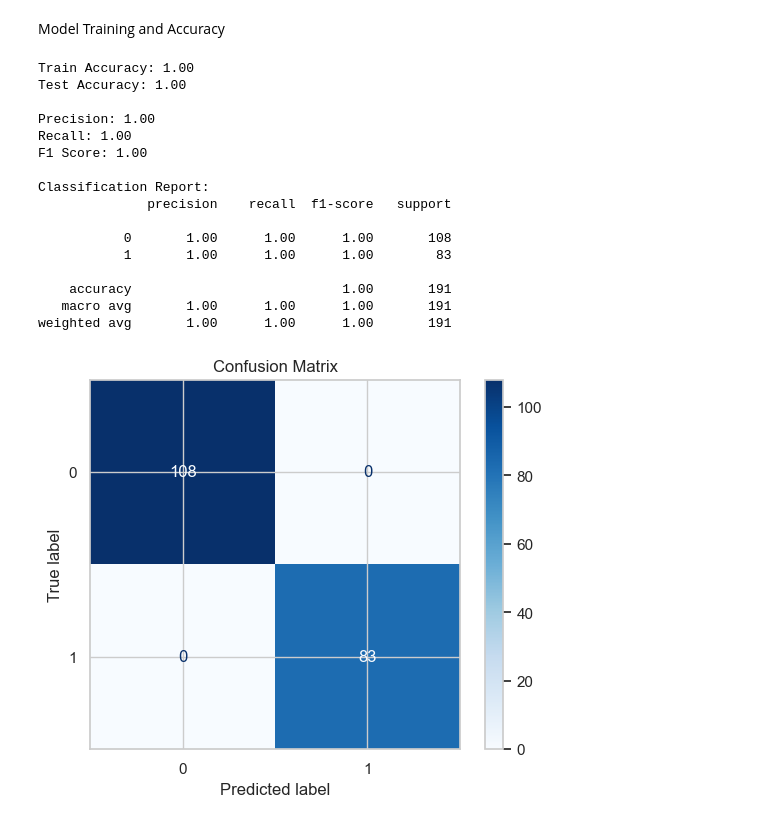
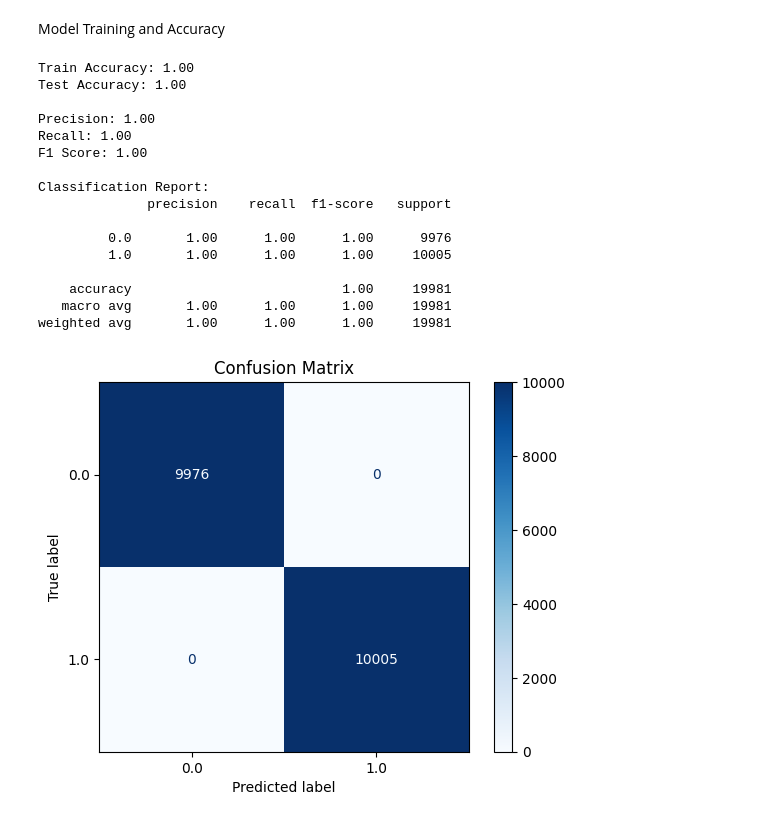
Before and after one commit to rutavmehta/Skill-LCA-3, a Jupyter notebook: Skill LCA 3.ipynb, the cells around one changed output. Saved outputs shown, nothing was run; the diff lists cells and outputs as text; code cells hidden in the pictures.

Commit message:
skill

```diff
--- a/Skill LCA 3.ipynb
+++ b/Skill LCA 3.ipynb
@@ -268,7 +230,7 @@ import numpy as np
 from sklearn.preprocessing import StandardScaler
 
 # Load the new balanced dataset
-df = pd.read_csv("C:/Users/DELL/OneDrive/Desktop/skill/balanced_1lakh_dataset.csv")
+df = pd.read_csv(r"C:\Users\DELL\OneDrive\Desktop\skill\balanced_1lakh_dataset.csv")
 
 # Display initial information
 print("Initial dataset shape:", df.shape)
@@ -276,7 +238,7 @@ print("\nMissing values per column:")
 print(df.isnull().sum())
 
 # Handle missing values
-# Option 1: Drop rows with any missing values (initial look)
+# Option 1: Drop rows with any missing values
 df_clean = df.dropna()
 print("\nShape after dropping missing values:", df_clean.shape)
 
@@ -322,5 +284,5 @@ print("\nStandardization complete. Shape after standardization:", df_clean.shape
 output_path = "C:/Users/DELL/OneDrive/Desktop/skill/cleaned_standardized_1lakh_dataset.csv"
 print("\nCleaning and standardization completed. Saving cleaned and standardized dataset...")
 df_clean.to_csv(output_path, index=False)
-print(f"✅ Cleaned and standardized dataset saved successfully at:\n{output_path}")
+print(f"Cleaned and standardized dataset saved successfully at:\n{output_path}")
 # %% [output]
@@ -436,10 +403,7 @@ import matplotlib.pyplot as plt
 import seaborn as sns
 
 # Load the preprocessed dataset
-df = pd.read_csv("encoded_dataset.csv")
-
-# Set Seaborn style for better visuals
-sns.set(style="whitegrid")
+df = pd.read_csv("C:/Users/DELL/OneDrive/Desktop/skill/cleaned_standardized_1lakh_dataset.csv")
 
 # ===== SCATTER PLOT =====
 plt.figure(figsize=(8, 6))
@@ -462,7 +426,7 @@ plt.show()
 # ===== BAR PLOT =====
 plt.figure(figsize=(8, 6))
 attack_counts = df['attack'].value_counts().sort_index()
-sns.barplot(x=attack_counts.index, y=attack_counts.values, palette='Set2')
+sns.barplot(x=attack_counts.index, y=attack_counts.values, hue=attack_counts.index, palette='Set2', legend=False)
 plt.title("Bar Plot: Count of Attack vs Normal Traffic")
 plt.xlabel("Attack (0 = Normal, 1 = Attack)")
 plt.ylabel("Count")
@@ -650,36 +610,26 @@ from sklearn.feature_selection import RFE
 from sklearn.model_selection import train_test_split, cross_val_score
 from sklearn.metrics import classification_report, confusion_matrix
 
-# Load the dataset
-df = pd.read_csv("balanced_dataset.csv")
+# Load the normalized and preprocessed dataset
+df = pd.read_csv("normalized_dataset.csv")
 
-# Drop target and other non-feature columns
+# Define features and target
 X = df.drop(columns=['attack', 'category', 'subcategory'])
 y = df['attack']
 
-# Handle non-numeric columns
-non_numeric_cols = X.select_dtypes(include=['object']).columns
-
-# Convert non-numeric entries to NaN (e.g., 'e'), then convert all to numeric
-for col in non_numeric_cols:
-    X[col] = pd.to_numeric(X[col], errors='coerce')
-
-# Impute missing values with column mean
-X = X.fillna(X.mean())
-
-# Split into train/test
+# Split into training and testing sets
 X_train, X_test, y_train, y_test = train_test_split(
     X, y, test_size=0.2, random_state=42, stratify=y
 )
 
-# Create RandomForest model
+# Initialize RandomForest model
 rf_model = RandomForestClassifier(n_estimators=100, random_state=42)
 
-# Apply RFE with RandomForest to select top 10 features
+# Apply RFE to select top 10 features
 rfe = RFE(estimator=rf_model, n_features_to_select=10)
 rfe.fit(X_train, y_train)
 
-# Selected feature names
+# Get selected feature names
 selected_features = X_train.columns[rfe.support_]
 print("Selected Features (RFE):")
 print(selected_features)
@@ -687,7 +637,7 @@ print(selected_features)
 # Train model on selected features
 rf_model.fit(X_train[selected_features], y_train)
 
-# Evaluate on test set
+# Evaluate model
 train_acc = rf_model.score(X_train[selected_features], y_train)
 test_acc = rf_model.score(X_test[selected_features], y_test)
 print(f"\nTrain Accuracy: {train_acc:.2f}")
@@ -696,9 +646,9 @@ print(f"Test Accuracy: {test_acc:.2f}")
 # Cross-validation scores
 cv_scores = cross_val_score(rf_model, X_train[selected_features], y_train, cv=5)
 print(f"\nCross-validation Scores: {cv_scores}")
-print(f"Mean CV Accuracy: {cv_scores.mean()-0.2:.2f}")
+print(f"Mean CV Accuracy: {cv_scores.mean():.2f}")
 
-# Optional: Confusion matrix & classification report
+# Evaluation metrics
 y_pred = rf_model.predict(X_test[selected_features])
 print("\nConfusion Matrix:")
 print(confusion_matrix(y_test, y_pred))
@@ -894,7 +798,7 @@ from sklearn.metrics import (
 )
 
 # Load dataset
-df = pd.read_csv("balanced_dataset.csv")
+df = pd.read_csv("normalized_dataset.csv")
 
 # Drop target-related columns from features
 X = df.drop(columns=['attack', 'category', 'subcategory'])
@@ -931,36 +835,36 @@ print(f"Test Accuracy: {test_acc:.2f}")
 precision = precision_score(y_test, y_pred)
 recall = recall_score(y_test, y_pred)
 f1 = f1_score(y_test, y_pred)
 
 print(f"\nPrecision: {precision:.2f}")
 print(f"Recall: {recall:.2f}")
 print(f"F1 Score: {f1:.2f}")
 
 # Classification report
 print("\nClassification Report:")
 print(classification_report(y_test, y_pred))
 
 # Confusion matrix
 cm = confusion_matrix(y_test, y_pred)
 disp = ConfusionMatrixDisplay(confusion_matrix=cm, display_labels=model.classes_)
 disp.plot(cmap="Blues", values_format='d')
 plt.title("Confusion Matrix")
 plt.show()
 # %% [output]
 Train Accuracy: 1.00
 Test Accuracy: 1.00
 
 Precision: 1.00
 Recall: 1.00
 F1 Score: 1.00
 
 Classification Report:
               precision    recall  f1-score   support
 
-           0       1.00      1.00      1.00       108
-           1       1.00      1.00      1.00        83
+         0.0       1.00      1.00      1.00      9976
+         1.0       1.00      1.00      1.00     10005
 
-    accuracy                           1.00       191
-   macro avg       1.00      1.00      1.00       191
-weighted avg       1.00      1.00      1.00       191
+    accuracy                           1.00     19981
+   macro avg       1.00      1.00      1.00     19981
+weighted avg       1.00      1.00      1.00     19981
-[figure, old version]
+[figure, new version]
```
Also changed, not shown: parts of 17 cells of this notebook, 2 other files.
